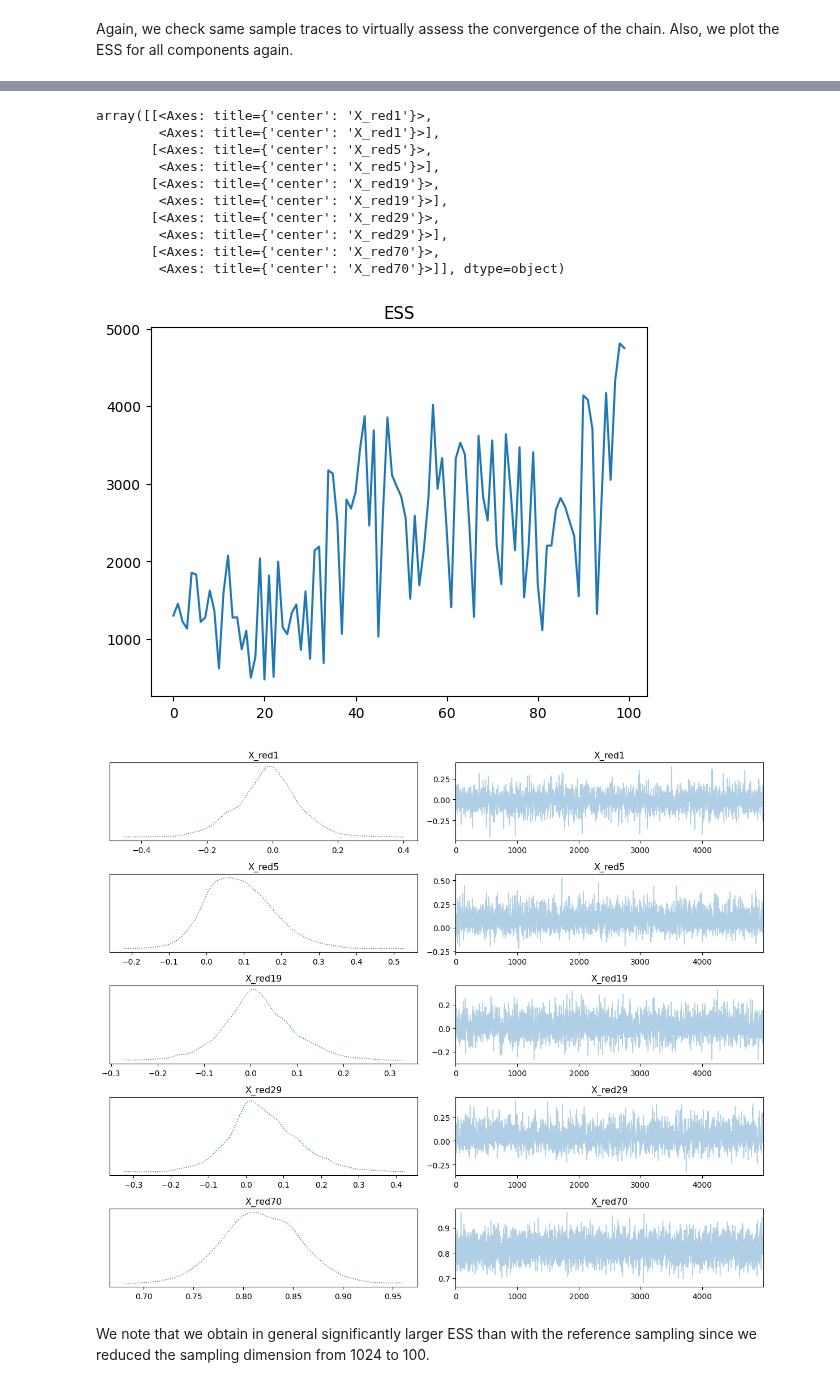
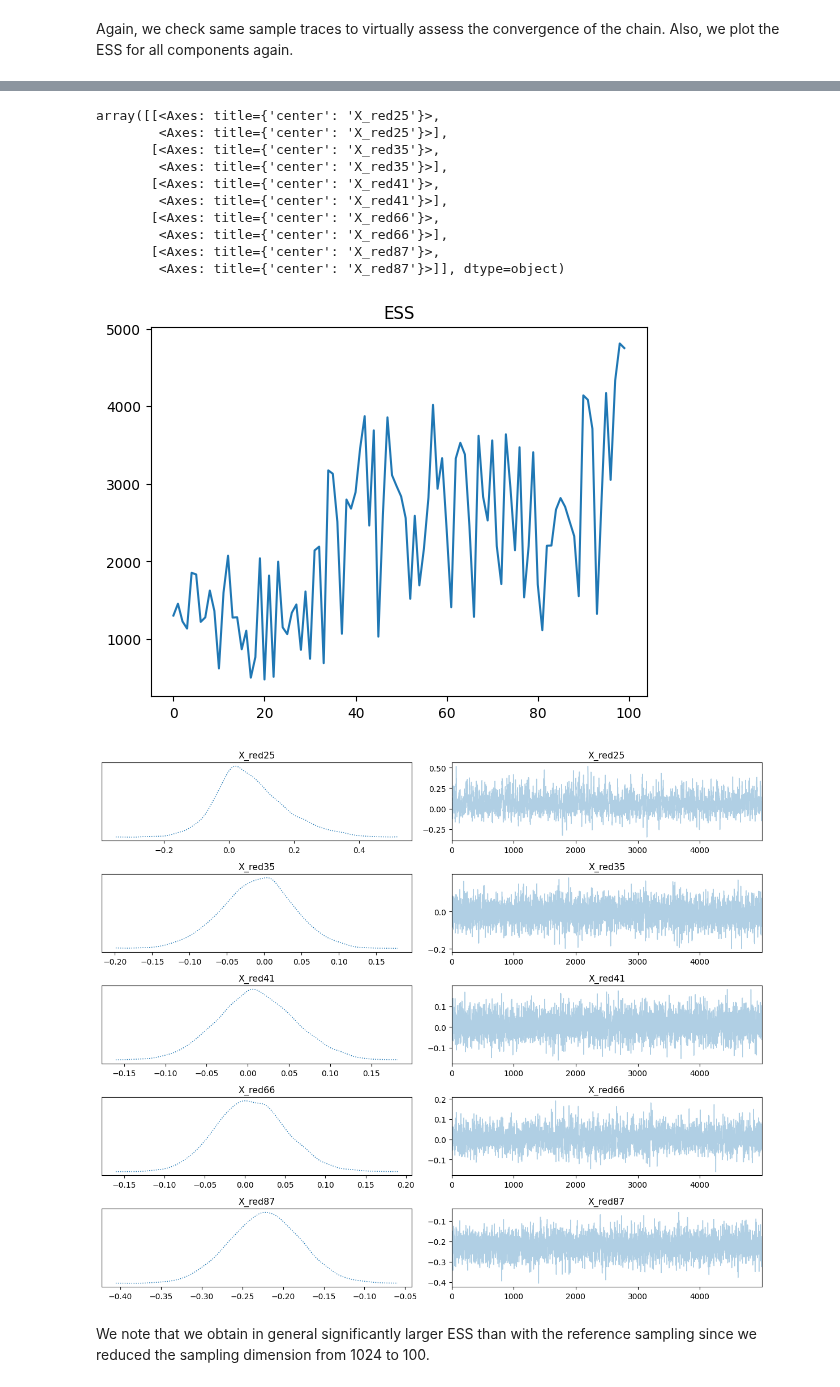
Before and after one commit to CUQI-DTU/CUQIpy-User-Showcase, a Jupyter notebook: 013_certified_coordinate_selection/ccs_wavelets.ipynb, the cells around one changed output, grey strips where cells are left out. Saved outputs shown, nothing was run; the diff lists cells and outputs as text; code cells hidden in the pictures.

```diff
--- a/013_certified_coordinate_selection/ccs_wavelets.ipynb
+++ b/013_certified_coordinate_selection/ccs_wavelets.ipynb
@@ -274,8 +268,7 @@ The advantage of RTO is that we can use our linear operator $A=GW$ and its adjoi
 
 **Note** that for the computation of $\tilde \Sigma_\varepsilon$, we chose $\varepsilon=2/\max(\delta)^2$ based on the heuristic rule from [1].
 # %%
-# eps = 2/np.max(delta)**2 # use heuristic rule for smoothing parameter
-# D = delta*eps * 1/(np.sqrt(x_MAP**2 + eps)**3) # main diagonal of diagonal matrix D_\varepsilon
+eps = 2/np.max(delta)**2 # use heuristic rule for smoothing parameter
+D = delta*eps * 1/(np.sqrt(x_MAP**2 + eps)**3) # main diagonal of diagonal matrix D_\varepsilon
 
-# samples_Gauss = linear_RTO(A, A_adj, lam, D, x_MAP, N_po)
-# save(PurePath(r'samples_Gauss'), samples_Gauss)
+samples_Gauss = linear_RTO(A, A_adj, lam, D, x_MAP, N_po)
@@ -336,37 +329,33 @@ X_given_Y_red = joint_XY_red(Y_red=y) # marginal posterior
 # %% [markdown]
 We now sample the approximate marginal posterior $\tilde \pi(x_\mathcal{I}|y)$. To this end, we use CUQipy's implementation of MALA.
 # %%
-# MALA_red_sampler = MALA(X_given_Y_red, scale=3.35e-04, initial_point=np.zeros(r))
+MALA_red_sampler = MALA(X_given_Y_red, scale=3.35e-04, initial_point=np.zeros(r))
 
-# np.random.seed(1)
-# MALA_red_sampler.warmup(N_b)  # warmup of sampler -- NO TUNING OF SCALE
-# MALA_red_sampler.sample(N_po*th)
-# samples_red = MALA_red_sampler.get_samples().burnthin(N_b, th) # getting samples and removing burn-in
-
-# save(PurePath(r'samples_red'), samples_red)
+np.random.seed(1)
+MALA_red_sampler.warmup(N_b)  # warmup of sampler -- NO TUNING OF SCALE
+MALA_red_sampler.sample(N_po*th)
+samples_red = MALA_red_sampler.get_samples().burnthin(N_b, th) # getting samples and removing burn-in
 # %% [markdown]
 Again, we check same sample traces to virtually assess the convergence of the chain. Also, we plot the ESS for all components again.
 # %%
-samples_red = load(PurePath(r'samples_red'))
-
 plt.plot(samples_red.compute_ess())
 plt.title('ESS')
 
 samples_red.plot_trace()
 # %% [output]
 Selecting 5 randomly chosen variables
-array([[<Axes: title={'center': 'X_red1'}>,
-        <Axes: title={'center': 'X_red1'}>],
-       [<Axes: title={'center': 'X_red5'}>,
-        <Axes: title={'center': 'X_red5'}>],
-       [<Axes: title={'center': 'X_red19'}>,
-        <Axes: title={'center': 'X_red19'}>],
-       [<Axes: title={'center': 'X_red29'}>,
-        <Axes: title={'center': 'X_red29'}>],
-       [<Axes: title={'center': 'X_red70'}>,
-        <Axes: title={'center': 'X_red70'}>]], dtype=object)
+array([[<Axes: title={'center': 'X_red25'}>,
+        <Axes: title={'center': 'X_red25'}>],
+       [<Axes: title={'center': 'X_red35'}>,
+        <Axes: title={'center': 'X_red35'}>],
+       [<Axes: title={'center': 'X_red41'}>,
+        <Axes: title={'center': 'X_red41'}>],
+       [<Axes: title={'center': 'X_red66'}>,
+        <Axes: title={'center': 'X_red66'}>],
+       [<Axes: title={'center': 'X_red87'}>,
+        <Axes: title={'center': 'X_red87'}>]], dtype=object)
 [figure]
-[figure, old version]
+[figure, new version]
 # %% [markdown]
  We note that we obtain in general significantly larger ESS than with the reference sampling since we reduced the sampling dimension from 1024 to 100.
 # %% [markdown]
```
Also changed, not shown: parts of 4 cells of this notebook, 3 other files.
